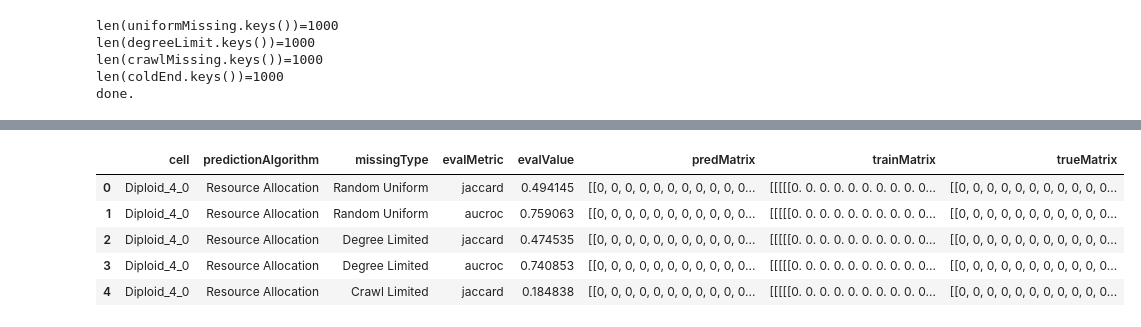
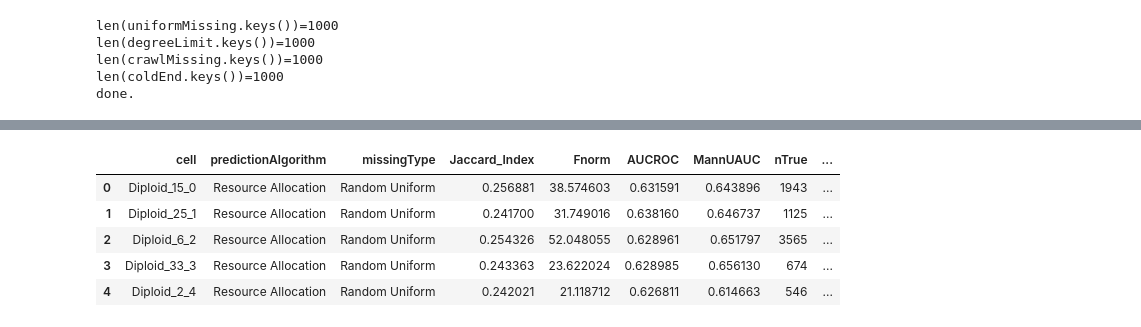
Before and after one commit to CooperStansbury/scPoreC-analysis, a Jupyter notebook: notebooks/quantify_predict.ipynb, the cells around one changed output, grey strips where cells are left out. Saved outputs shown, nothing was run; the diff lists cells and outputs as text; code cells hidden in the pictures.

```diff
--- a/notebooks/quantify_predict.ipynb
+++ b/notebooks/quantify_predict.ipynb
@@ -120,0 +218,10 @@ Text(0.5, 1.0, 'Ensemble of Binary Single-Cells')
+# %%
+# remove the missing indices from all matrices
+
+for k, A in hic.items():
+    A = np.delete(A, rmInd, axis=0)
+    A = np.delete(A, rmInd, axis=1)
+
+    hic[k] = A
+
+print('done.')
@@ -123,7 +232,7 @@ Text(0.5, 1.0, 'Ensemble of Binary Single-Cells')
 # %%
 reload(imputation)
 
-retain = 0.5
+retain = 0.25
 
 uniformMissing = imputation.randomUniformRemoval(hic, retain=retain)
 print(f"{len(uniformMissing.keys())=}")
@@ -205,41 +304,67 @@ missingType = {
 }
 
 predictionAlgo = {
-    'Resource Allocation' : lambda x : imputation.imputeResource(x, tau),
-    'CCPA' : lambda x : imputation.imputeCCPA(x, tau),
-    'Adamic-Adar' : lambda x : imputation.imputeAdar(x, tau),
-#     'Preferential Attachment' : lambda x : imputation.imputePrefAttach(x, tau),
+    'Resource Allocation' : lambda x : imputation.imputeEdges(x, tau, method=1),
+    'Preferential Attachment' : lambda x : imputation.imputeEdges(x, tau, method=2),
+    'Adamic-Adar' : lambda x : imputation.imputeEdges(x, tau, method=3),
+    'CCPA' : lambda x : imputation.imputeEdges(x, tau, method=4),
 }
-
-evalMetrics = {
-    'jaccard' : evalJaccard,
-    'aucroc' : evalJAUCROC,
-}
-
 
 newRows = []
 
-for key in hic.keys():
+with warnings.catch_warnings():
+    warnings.simplefilter("ignore")
 
     for algoName, algoFunc in predictionAlgo.items():
         print(f"{algoName=}")
         for mTypeName, Adict in missingType.items():
             print(f"\t{mTypeName=}")
-            for evalName, metricFunc in evalMetrics.items():
+            for key in hic.keys():
 
-                Apred = algoFunc(Adict[key])
+                Atrain = Adict[key]
+                Atrue = hic[key]
+                Apred, scores = algoFunc(Atrain)
 
-                met = metricFunc(hic[key], Apred)
+                # AUC computed with scores
+                try:
+                    AUC = roc_auc_score(np.triu(Atrue).ravel(),
+                                        np.triu(Apred).ravel())
+                except ValueError:
+                    AUC = 0.5
+
+                _, mannU = imputation.mannUManual(np.triu(Atrue).ravel(),
+                                                  np.triu(Apred).ravel())
+
+                Jaccard = jaccard_score(np.triu(Atrue).ravel(),
+                                        np.triu(Apred).ravel(),
+                                        zero_division='ignore')
+
+                Fnorm = np.linalg.norm(Atrue - Apred)
+
+                nTrue = np.sum(np.sum(Atrue))
+                nPred = np.sum(np.sum(Apred))
+
+                tn, fp, fn, tp = confusion_matrix(np.triu(Atrue).ravel(), np.triu(Apred).ravel(), labels=[0, 1]).ravel()
 
                 row = {
                     'cell' : key,
                     'predictionAlgorithm' : algoName,
                     'missingType' : mTypeName,
-                    'evalMetric' : evalName,
-                    'evalValue' : met,
+                    'Jaccard_Index' : Jaccard,
+                    'Fnorm' : Fnorm,
+                    'AUCROC' : AUC,
+                    'MannUAUC' : mannU,
+                    'nTrue' : nTrue,
+                    'nPred' : nPred,
+                    'TrueNegative' : tn,
+                    'TruePositive' : tp,
+                    'FalseNegative' : fn,
+                    'FalsePositive' : fp,
+                    'sensitivity' : tp / (tp + fn),
+                    'specificity' : tn / (tn + fp),
+                    'precision' : tp / (tp + fp),
+                    'falseDiscovery' : fp / (fp + tp),
                     'predMatrix' : Apred,
-                    'trainMatrix' : Adict[key],
-                    'trueMatrix' : hic[key],
                 }
                 newRows.append(row)
 
@@ -251,9 +392,9 @@ df.shape=(32000, 8)
-|  | cell | predictionAlgorithm | missingType | evalMetric | evalValue | predMatrix | trainMatrix | trueMatrix |
-| 0 | Diploid_4_0 | Resource Allocation | Random Uniform | jaccard | 0.494145 | [[0, 0, 0, 0, 0, 0, 0, 0, 0, 0, 0... | [[[[[0. 0. 0. 0. 0. 0. 0. 0. 0. 0... | [[0, 0, 0, 0, 0, 0, 0, 0, 0, 0, 0... |
-| 1 | Diploid_4_0 | Resource Allocation | Random Uniform | aucroc | 0.759063 | [[0, 0, 0, 0, 0, 0, 0, 0, 0, 0, 0... | [[[[[0. 0. 0. 0. 0. 0. 0. 0. 0. 0... | [[0, 0, 0, 0, 0, 0, 0, 0, 0, 0, 0... |
-| 2 | Diploid_4_0 | Resource Allocation | Degree Limited | jaccard | 0.474535 | [[0, 0, 0, 0, 0, 0, 0, 0, 0, 0, 0... | [[[[[0. 0. 0. 0. 0. 0. 0. 0. 0. 0... | [[0, 0, 0, 0, 0, 0, 0, 0, 0, 0, 0... |
-| 3 | Diploid_4_0 | Resource Allocation | Degree Limited | aucroc | 0.740853 | [[0, 0, 0, 0, 0, 0, 0, 0, 0, 0, 0... | [[[[[0. 0. 0. 0. 0. 0. 0. 0. 0. 0... | [[0, 0, 0, 0, 0, 0, 0, 0, 0, 0, 0... |
-| 4 | Diploid_4_0 | Resource Allocation | Crawl Limited | jaccard | 0.184838 | [[0, 0, 0, 0, 0, 0, 0, 0, 0, 0, 0... | [[[[[0. 0. 0. 0. 0. 0. 0. 0. 0. 0... | [[0, 0, 0, 0, 0, 0, 0, 0, 0, 0, 0... |
+|  | cell | predictionAlgorithm | missingType | Jaccard_Index | Fnorm | AUCROC | MannUAUC | nTrue | ... |
+| 0 | Diploid_15_0 | Resource Allocation | Random Uniform | 0.256881 | 38.574603 | 0.631591 | 0.643896 | 1943 | ... |
+| 1 | Diploid_25_1 | Resource Allocation | Random Uniform | 0.241700 | 31.749016 | 0.638160 | 0.646737 | 1125 | ... |
+| 2 | Diploid_6_2 | Resource Allocation | Random Uniform | 0.254326 | 52.048055 | 0.628961 | 0.651797 | 3565 | ... |
+| 3 | Diploid_33_3 | Resource Allocation | Random Uniform | 0.243363 | 23.622024 | 0.628985 | 0.656130 | 674 | ... |
+| 4 | Diploid_2_4 | Resource Allocation | Random Uniform | 0.242021 | 21.118712 | 0.626811 | 0.614663 | 546 | ... |
 # %%
 plt.rcParams['figure.dpi'] = 200
 plt.rcParams['figure.figsize'] = 8, 5
```
Also changed, not shown: parts of 20 cells of this notebook, 4 other files.
